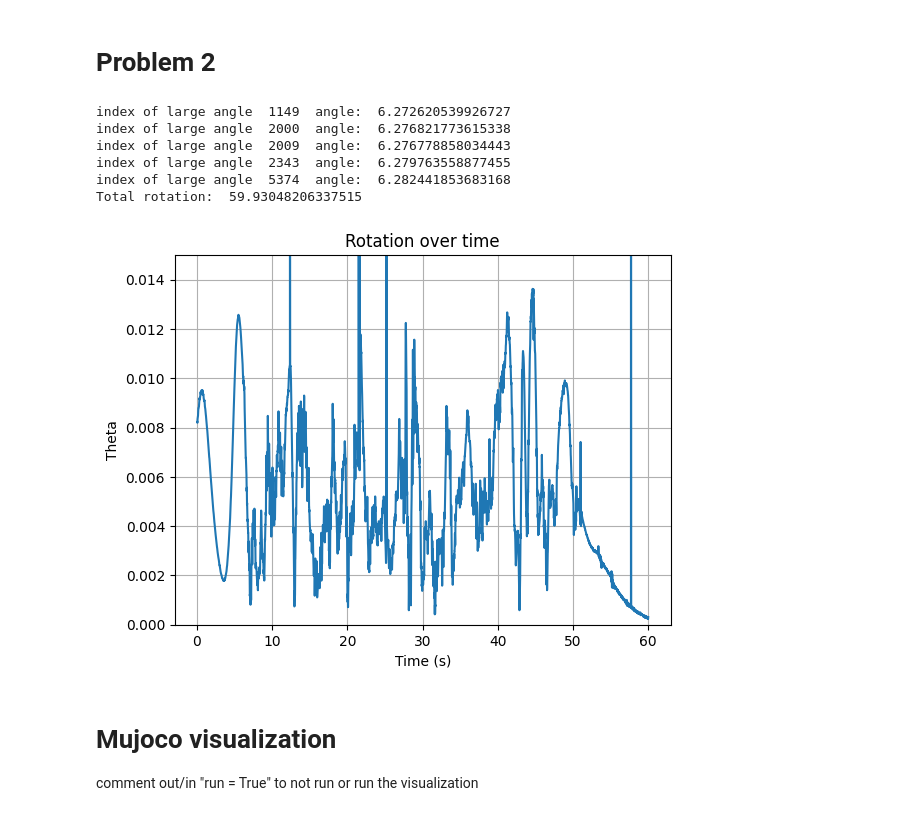
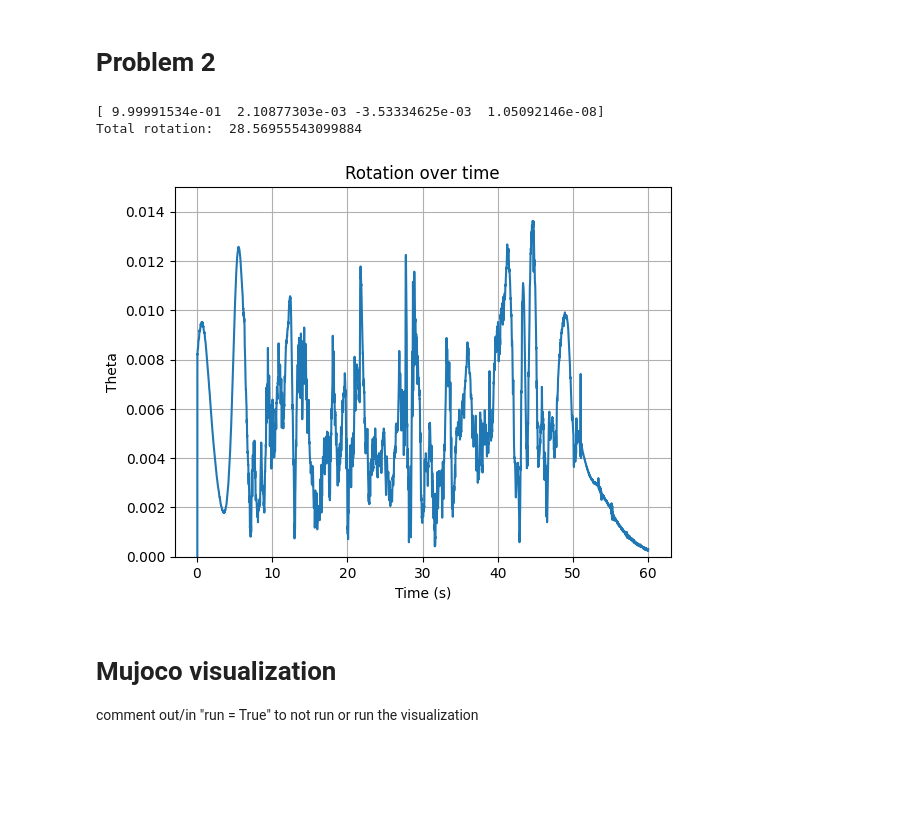
Before and after one commit to Milbert12/Robotics-Project1, a Jupyter notebook: Project 2/Localization.ipynb, the cells around one changed output. Drawn from its saved outputs; the diff is of its cells as text; code cells hidden in the pictures; blank space fills up the shorter version.

Commit message:
Graph fix

```diff
--- a/Project 2/Localization.ipynb
+++ b/Project 2/Localization.ipynb
@@ -159,46 +159,46 @@ for i, row in enumerate(data):
     expM_u = np.eye(3) + (np.sin(-u_mag * dt) * (u_x / u_mag)) + ((1 - np.cos(-u_mag * dt)) * ((u_x @ u_x) / (u_mag**2)))
 
     v_m_hat = (expM_u @ v_m.reshape(3,-1)).reshape(-1,3)
     v_a_hat = (expM_u @ v_a.reshape(3,-1)).reshape(-1,3)
 
     omega_mes = k_a * np.cross(avalues, v_a_hat) + k_m * np.cross(mvalues, v_m_hat)
 
     q = fw_step(np.array(q).reshape(-1,4), omega_mes, dt)
 
     q_array[i+1] = q
 
 
-time_array = np.zeros((num_lines-1))
-angel_vec_array = np.zeros((num_lines-1))
+time_array = np.zeros((num_lines))
+angel_vec_array = np.zeros((num_lines))
+
+print(qqmul(q_array[1], qconj(q_array[0])))
 
 for i, row in enumerate(time_array):
 
-    angel_vec_array[i] = qangle(q_array[i], q_array[i+1])                   # extract the realtive rotations between the two quaternions: rotation from 1->2 etc.
+    if i == 0:
+        angel_vec_array[i] = 0
+    else:
+        angel_vec_array[i] = tr2angvec(q2r(qqmul(q_array[i], qconj(q_array[i-1]))))[0]      # Calculates relative rotation between 2 quaternions and converst to angle vector form to extract the rotation
+
+    #angel_vec_array[i] = qangle(q_array[i], q_array[i+1])                   # extract the realtive rotations between the two quaternions: rotation from 1->2 etc.
     time_array[i] = get_values("t", i)[0]                                   # time axis
-    if angel_vec_array[i] > 1:                                              # this is removing large angels for graph readability... not sure if I should include or just adjust graph axis
-        print("index of large angle ", i, " angle: ", angel_vec_array[i])   # prints the scrubbed angles
-        #angel_vec_array[i] = angel_vec_array[i-1]                           # scrubs the angles
 
 
 total_theta = sum(angel_vec_array)
 print("Total rotation: ", total_theta)
 #
 fig, theta_p2 = plt.subplots()
 theta_p2.plot(time_array, angel_vec_array)
 theta_p2.set_ylim(0, .015)
 theta_p2.set(xlabel='Time (s)', ylabel='Theta',
        title='Rotation over time')
 theta_p2.grid()
 
 fig.savefig("theta_problem2.png")
 # %% [output]
-index of large angle  1149  angle:  6.272620539926727
-index of large angle  2000  angle:  6.276821773615338
-index of large angle  2009  angle:  6.276778858034443
-index of large angle  2343  angle:  6.279763558877455
-index of large angle  5374  angle:  6.282441853683168
-Total rotation:  59.93048206337515
+[ 9.99991534e-01  2.10877303e-03 -3.53334625e-03  1.05092146e-08]
+Total rotation:  28.56955543099884
-[figure, old version]
+[figure, new version]
 # %% [markdown]
 # Mujoco visualization
 
```
Also changed, not shown: parts of 1 cell of this notebook, 1 other file.
